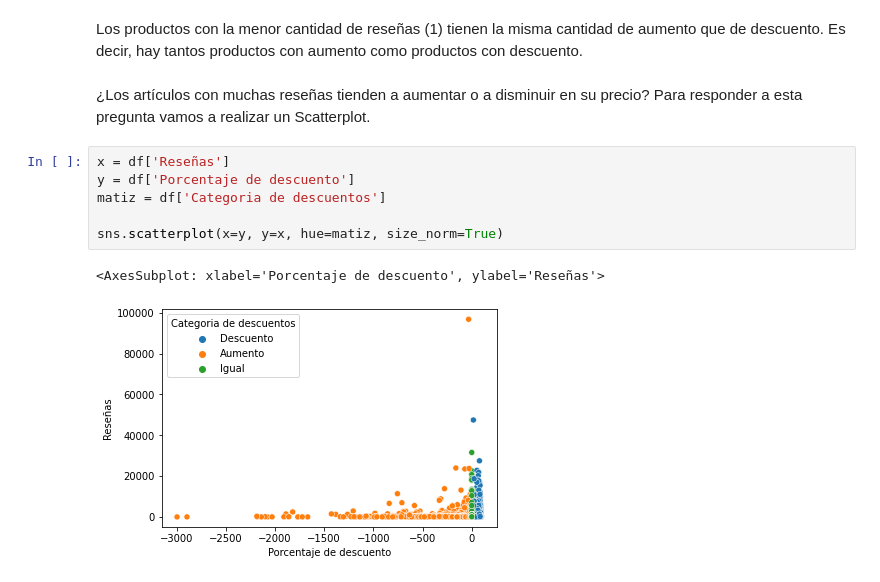
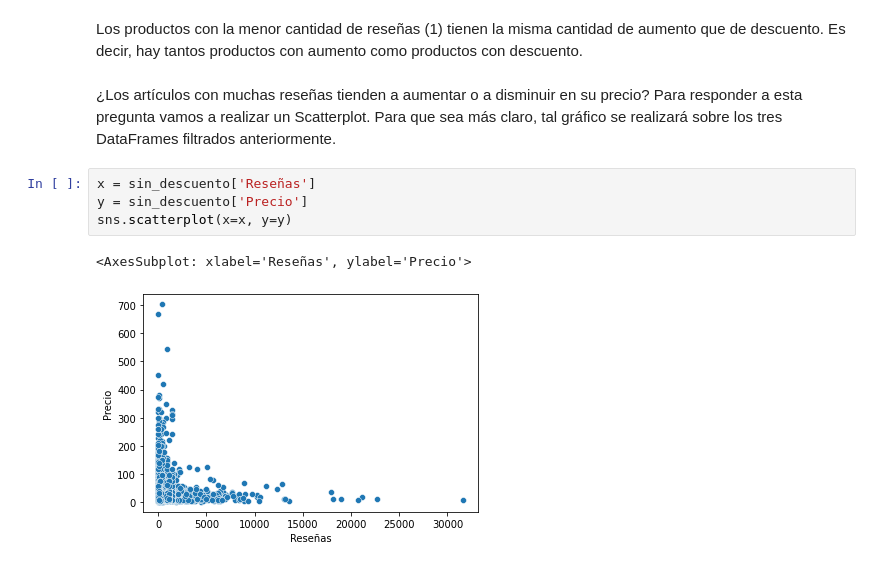
Before and after one commit to Estani94/Limpieza-y-EDA-Dataset-Amazon, a Jupyter notebook: EDA_amazon.ipynb, the cells around one changed output. Saved outputs shown, nothing was run; the diff lists cells and outputs as text.

```diff
--- a/EDA_amazon.ipynb
+++ b/EDA_amazon.ipynb
@@ -492,13 +492,11 @@ dtype: int64
 # %% [markdown]
 Los productos con la menor cantidad de reseñas (1) tienen la misma cantidad de aumento que de descuento. Es decir, hay tantos productos con aumento como productos con descuento.
 # %% [markdown]
-¿Los artículos con muchas reseñas tienden a aumentar o a disminuir en su precio? Para responder a esta pregunta vamos a realizar un Scatterplot.
+¿Los artículos con muchas reseñas tienden a aumentar o a disminuir en su precio? Para responder a esta pregunta vamos a realizar un Scatterplot. Para que sea más claro, tal gráfico se realizará sobre los tres DataFrames filtrados anteriormente.
 # %%
-x = df['Reseñas']
-y = df['Porcentaje de descuento']
-matiz = df['Categoria de descuentos']
-
-sns.scatterplot(x=y, y=x, hue=matiz, size_norm=True)
+x = sin_descuento['Reseñas']
+y = sin_descuento['Precio']
+sns.scatterplot(x=x, y=y)
 # %% [output]
-<AxesSubplot: xlabel='Porcentaje de descuento', ylabel='Reseñas'>
+<AxesSubplot: xlabel='Reseñas', ylabel='Precio'>
-[figure, old version]
+[figure, new version]
```
Also changed, not shown: parts of 4 cells of this notebook.
